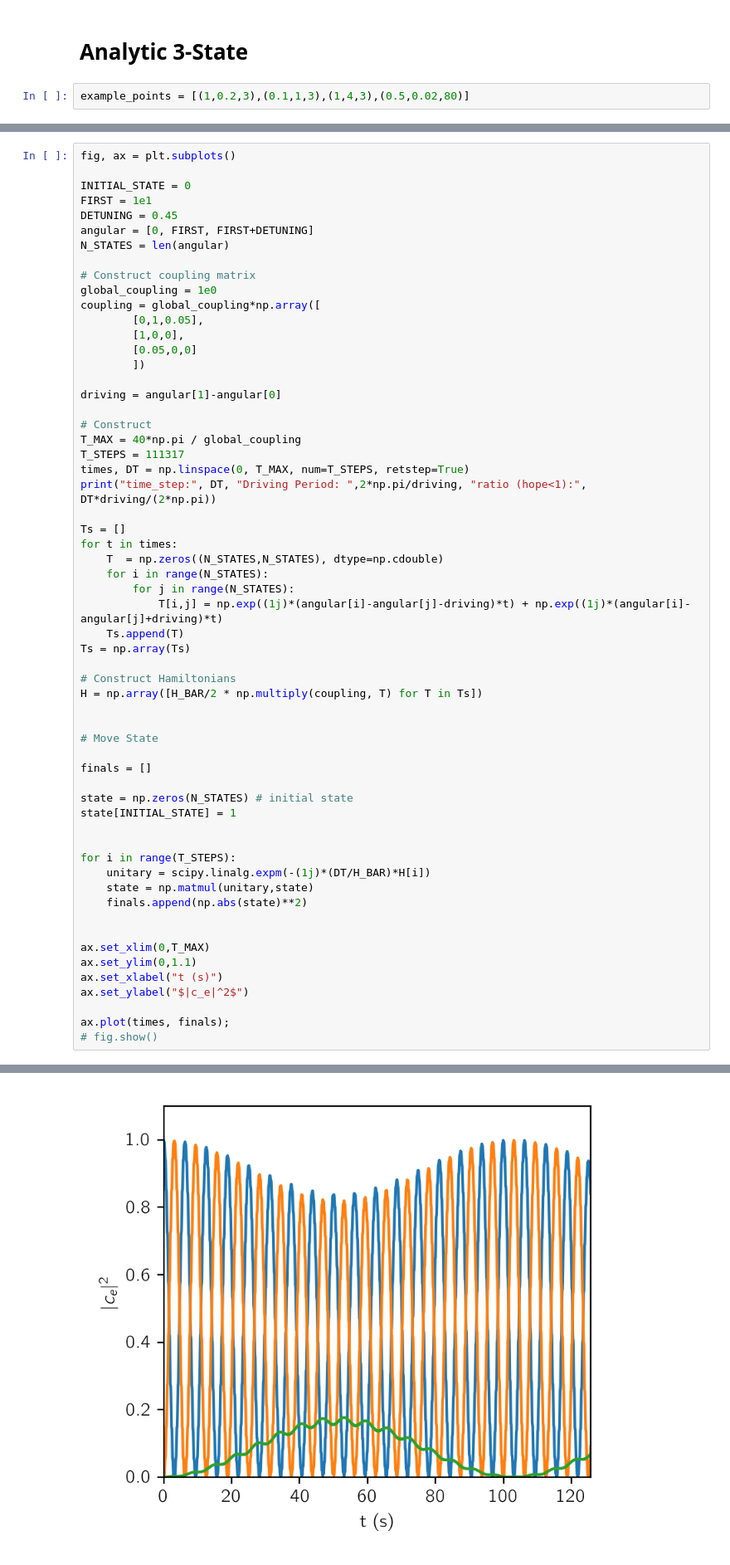
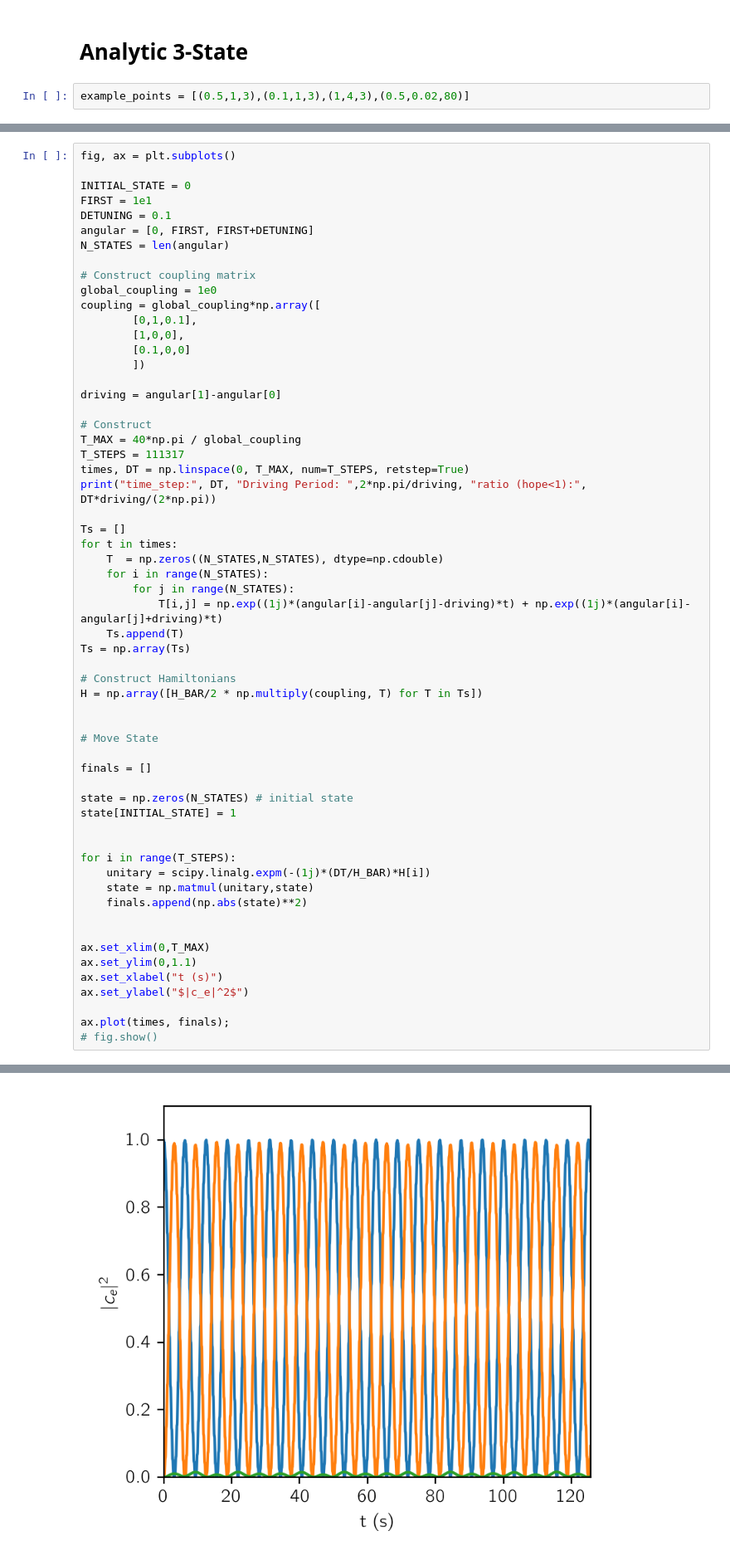
Before and after one commit to tomhepz/MolecularEnergyLevels, a Jupyter notebook: notebooks/rabi.ipynb, the cells around one changed output, grey strips where cells are left out. Shown at 83% size. Cells and saved outputs as stored; diff of their text form.

```diff
--- a/notebooks/rabi.ipynb
+++ b/notebooks/rabi.ipynb
@@ -164,7 +164,7 @@ Text(0, 0.5, '$\\pi_2$')
 # %% [markdown]
 # Analytic 3-State
 # %%
-example_points = [(1,0.2,3),(0.1,1,3),(1,4,3),(0.5,0.02,80)]
+example_points = [(0.5,1,3),(0.1,1,3),(1,4,3),(0.5,0.02,80)]
 # %%
 fig, axs = plt.subplots(2,2,figsize=(6,4.5))
 
@@ -397,16 +421,16 @@ fig, ax = plt.subplots()
 
 INITIAL_STATE = 0
 FIRST = 1e1
-DETUNING = 0.45
+DETUNING = 0.1
 angular = [0, FIRST, FIRST+DETUNING]
 N_STATES = len(angular)
 
 # Construct coupling matrix
 global_coupling = 1e0
 coupling = global_coupling*np.array([
-        [0,1,0.05],
+        [0,1,0.1],
         [1,0,0],
-        [0.05,0,0]
+        [0.1,0,0]
         ])
 
 driving = angular[1]-angular[0]
@@ -426,34 +450,34 @@ for t in times:
     Ts.append(T)
 Ts = np.array(Ts)
 
 # Construct Hamiltonians
 H = np.array([H_BAR/2 * np.multiply(coupling, T) for T in Ts])
 
 
 # Move State
 
 finals = []
 
 state = np.zeros(N_STATES) # initial state
 state[INITIAL_STATE] = 1
 
 
 for i in range(T_STEPS):
     unitary = scipy.linalg.expm(-(1j)*(DT/H_BAR)*H[i])
     state = np.matmul(unitary,state)
     finals.append(np.abs(state)**2)
 
 
 ax.set_xlim(0,T_MAX)
 ax.set_ylim(0,1.1)
 ax.set_xlabel("t (s)")
 ax.set_ylabel("$|c_e|^2$")
 
 ax.plot(times, finals);
 # fig.show()
 # %% [output]
 time_step: 0.0011288916790361829 Driving Period:  0.6283185307179586 ratio (hope<1): 0.0017966869093391789
-[figure, old version]
+[figure, new version]
 # %% [markdown]
 # n-level system
 
```
Also changed, not shown: parts of 4 cells of this notebook, 25 other files.
